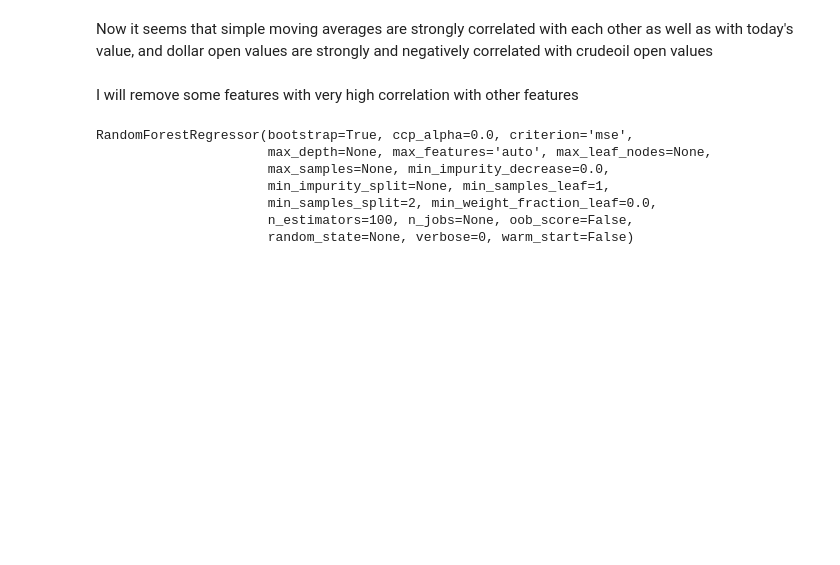
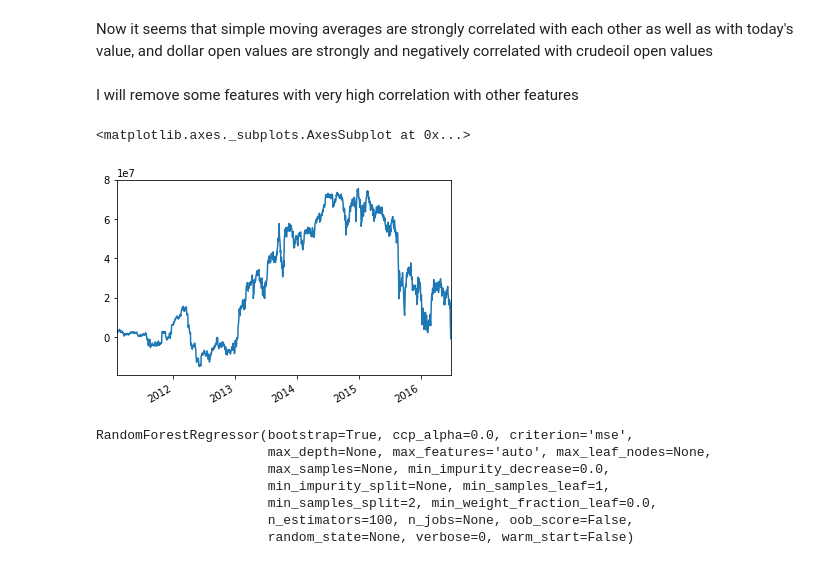
Before and after one commit to HaoxuanXu/Stock_Market_Trend_Prediction, a Jupyter notebook: Feature_Engineering.ipynb, the cells around one changed output. Drawn from its saved outputs; the diff is of its cells as text; code cells hidden in the pictures; blank space fills up the shorter version.

```diff
--- a/Feature_Engineering.ipynb
+++ b/Feature_Engineering.ipynb
@@ -164,6 +165,11 @@ dtype: float64
 Now it seems that simple moving averages are strongly correlated with each other as well as with today's value, and dollar open values are strongly and negatively correlated with crudeoil open values
 # %% [markdown]
 I will remove some features with very high correlation with other features
+# %%
+X_train.obv.plot()
+# %% [output]
+<matplotlib.axes._subplots.AxesSubplot at 0x...>
+[figure, added]
 # %%
 # Let's find feature importance with random forest regressor
 rf = RandomForestRegressor()
```
Also changed, not shown: parts of 13 cells of this notebook.
